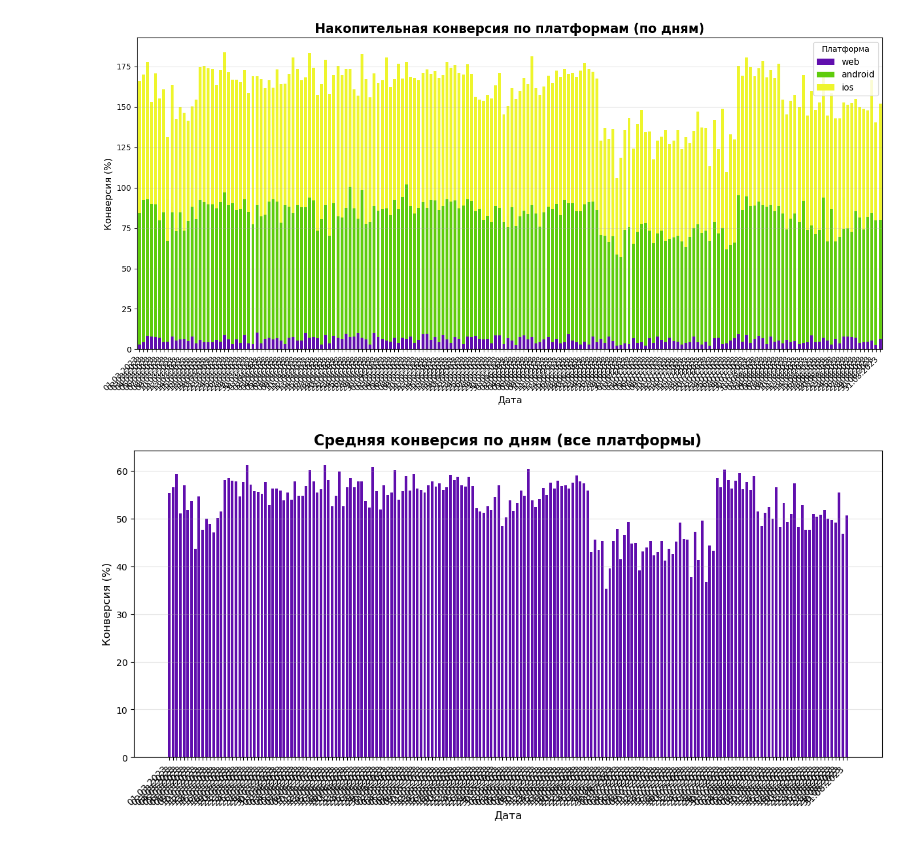
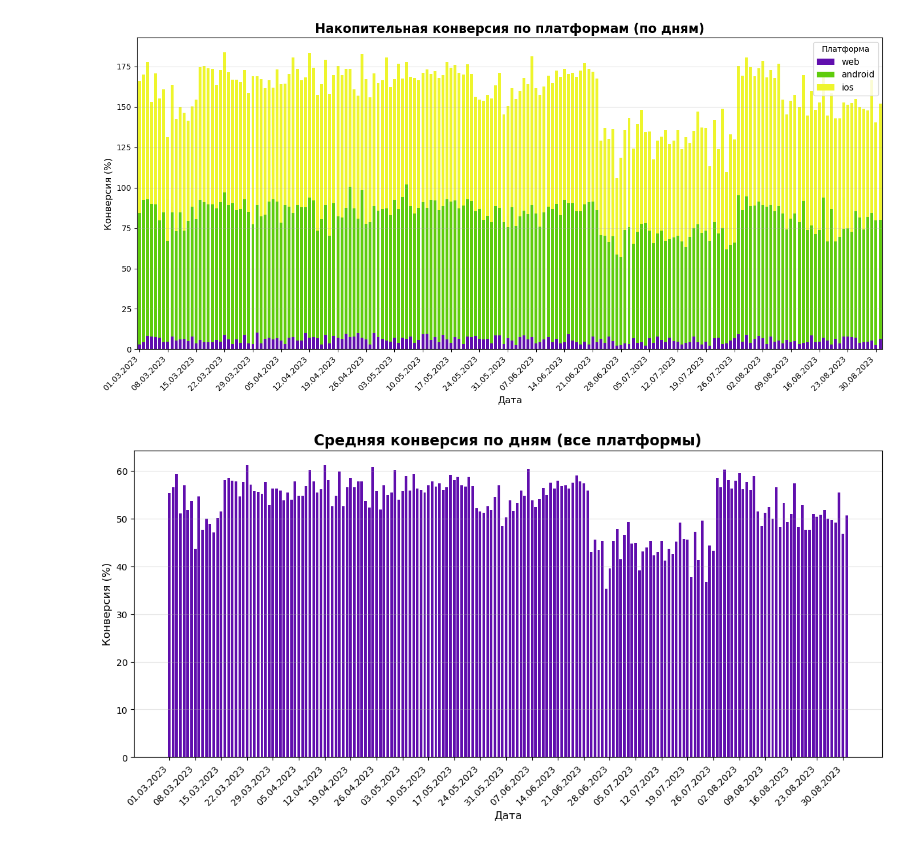
Before and after one commit to kot-yenot/data-analytics-project-100, a Jupyter notebook: charts_project.ipynb, the cells around one changed output. Saved outputs shown, nothing was run; the diff lists cells and outputs as text; code cells hidden in the pictures.

```diff
--- a/charts_project.ipynb
+++ b/charts_project.ipynb
@@ -78,5 +78,9 @@ result_ads.loc[result_ads['utm_campaign'].isnull(), 'utm_campaign'] = 'none'
 result_ads = result_ads.sort_values(by='date_group', ascending=True)
 result_ads = result_ads[['date_group', 'platform', 'visits', 'registrations', 'conversion', 'cost', 'utm_campaign']]
 result_ads.to_json('ads.json')
+# %%
+#подготовка данных к визуализации
+df_graf = result_ads.copy()
+df_graf['date_group'] = pd.to_datetime(df_graf['date_group']).dt.normalize()
 # %%
 # Визиты по дням
@@ -223,10 +219,6 @@ plt.savefig( d / 'reg_platform.png', dpi=300, bbox_inches='tight')
 # %%
-# накопительная конверсия по платформам
-daily_conversion = result_ads.copy()
-daily_conversion['date_readable'] = pd.to_datetime(
-    daily_conversion['date_group'],
-    format='%Y-%m-%d'
-).dt.normalize()
+# Накопительная конверсия по платформам
+daily_conversion = df_graf.copy()
 platforms = ['web', 'android', 'ios']
 filtered_result = daily_conversion[daily_conversion['platform'].isin(platforms)]
 daily_conversion_by_platform = (
@@ -236,61 +228,63 @@ daily_conversion_by_platform = (
     .unstack(fill_value=0)
     [platforms]
 )
-plt.figure(figsize=(14, 7))
-colors = ['#600ead', '#5fcc0c', '#eef52c']  # web, android, ios
-bars = daily_conversion_by_platform.plot(
+fig, ax = plt.subplots(figsize=(14, 7))
+
+colors = ['#600ead', '#5fcc0c', '#eef52c']
+daily_conversion_by_platform.plot(
     kind='bar',
     stacked=True,
     color=colors,
-    ax=plt.gca(),
+    ax=ax,
     width=0.7
 )
-plt.title('Накопительная конверсия по платформам (по дням)', fontsize=16, fontweight='bold')
-plt.xlabel('Дата', fontsize=12)
-plt.ylabel('Конверсия (%)', fontsize=12)
-
-plt.legend(title='Платформа', fontsize=11)
-plt.grid(axis='y', alpha=0.3)
-ax.xaxis.set_major_formatter(mdates.DateFormatter('%d.%m.%Y'))
-ax.xaxis.set_major_locator(mdates.DayLocator(interval=7))
+ax.set_title('Накопительная конверсия по платформам (по дням)', fontsize=16, fontweight='bold')
+ax.set_xlabel('Дата', fontsize=12)
+ax.set_ylabel('Конверсия (%)', fontsize=12)
+ax.legend(title='Платформа', fontsize=11)
+ax.grid(axis='y', alpha=0.3)
+date_labels = daily_conversion_by_platform.index.strftime('%d.%m.%Y')
+step = 7
+ax.set_xticks(range(0, len(daily_conversion_by_platform.index), step))
+ax.set_xticklabels(date_labels[::step], rotation=45, ha='right')
 plt.tight_layout()
 plt.savefig( d / 'conversion_platform.png', dpi=300, bbox_inches='tight')
 # %% [output]
-[figure, old version]
+[figure, new version]
 # %%
-#средняя конверсия
-avg_conv = result_ads.copy()
+# Средняя конверсия
+avg_conv = df_graf.copy()
 avg_conv['date_readable'] = pd.to_datetime(
     avg_conv['date_group'],
     format='%Y-%m-%d'
-).dt.normalize()
+)
+avg_conv['cr_daily'] = avg_conv['registrations'] / avg_conv['visits']
 
-avg_conv['cr_daily'] = avg_conv['registrations'] / avg_conv['visits']
 daily_avg_conversion = (
     avg_conv
     .groupby('date_readable')['cr_daily']
     .mean()
     .round(3)
 ) * 100
 
+date_strings = daily_avg_conversion.index.strftime('%d.%m.%Y')
+daily_avg_conversion.index = date_strings  # Теперь индекс — строки
 plt.figure(figsize=(12, 6), constrained_layout=True)
 bars = plt.bar(
-    daily_avg_conversion.index,
+    range(len(daily_avg_conversion)),
     daily_avg_conversion.values,
     color='#600ead',
     width=0.7
 )
 plt.title('Средняя конверсия по дням (все платформы)', fontsize=16, fontweight='bold')
 plt.xlabel('Дата', fontsize=12)
 plt.ylabel('Конверсия (%)', fontsize=12)
 plt.grid(axis='y', alpha=0.3)
-
 ax = plt.gca()
-ax.xaxis.set_major_formatter(mdates.DateFormatter('%d.%m.%Y'))
-ax.xaxis.set_major_locator(mdates.DayLocator(interval=1))
-plt.xticks(rotation=45, ha='right')
-
+step = 7
+ax.set_xticks(range(0, len(daily_avg_conversion), step))
+ax.set_xticklabels(daily_avg_conversion.index[::step], rotation=45, ha='right')
 plt.savefig( d / 'avg_conversion_all_platforms.png', dpi=300, bbox_inches='tight')
 # %% [output]
-[figure, old version]
+[figure, new version]
 # %%
```
Also changed, not shown: parts of 5 cells of this notebook, 8 other files.
